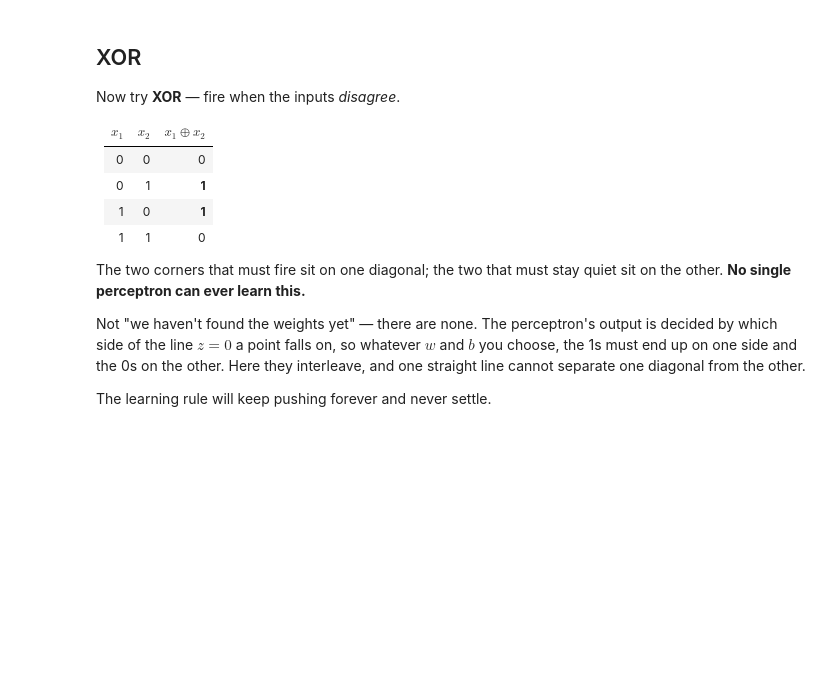
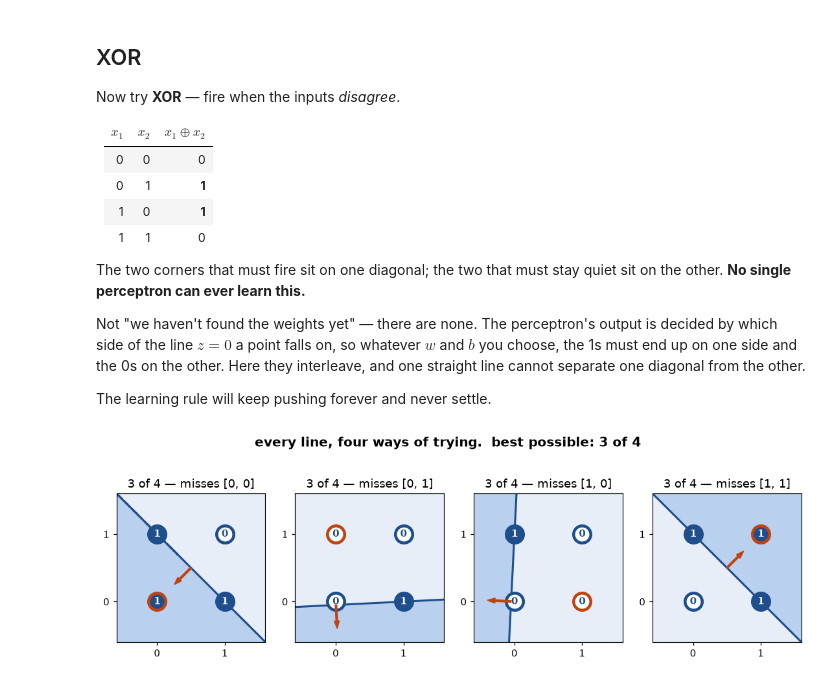
Before and after one commit to John-Anthony-Heaney/graft, a Jupyter notebook: Book.ipynb, the cells around one changed output. Cells and saved outputs as stored; diff of their text form; code cells hidden in the pictures; blank space fills up the shorter version.

Commit message:
no_line(): the best any line manages on XOR is 3 of 4
Co-Authored-By: Claude Opus 5 <noreply@anthropic.com>

```diff
--- a/Book.ipynb
+++ b/Book.ipynb
@@ -51,3 +51,7 @@ the other. Here they interleave, and one straight line cannot separate one
 diagonal from the other.
 
 The learning rule will keep pushing forever and never settle.
+# %%
+no_line()
+# %% [output]
+[figure, added]
```
Also changed, not shown: 1 other file.
